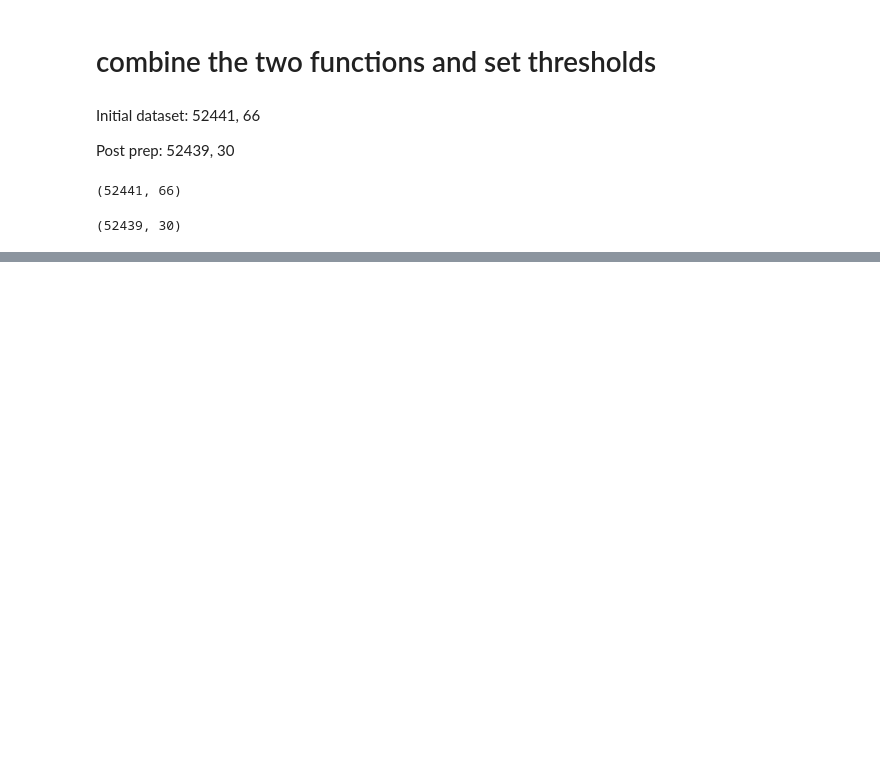
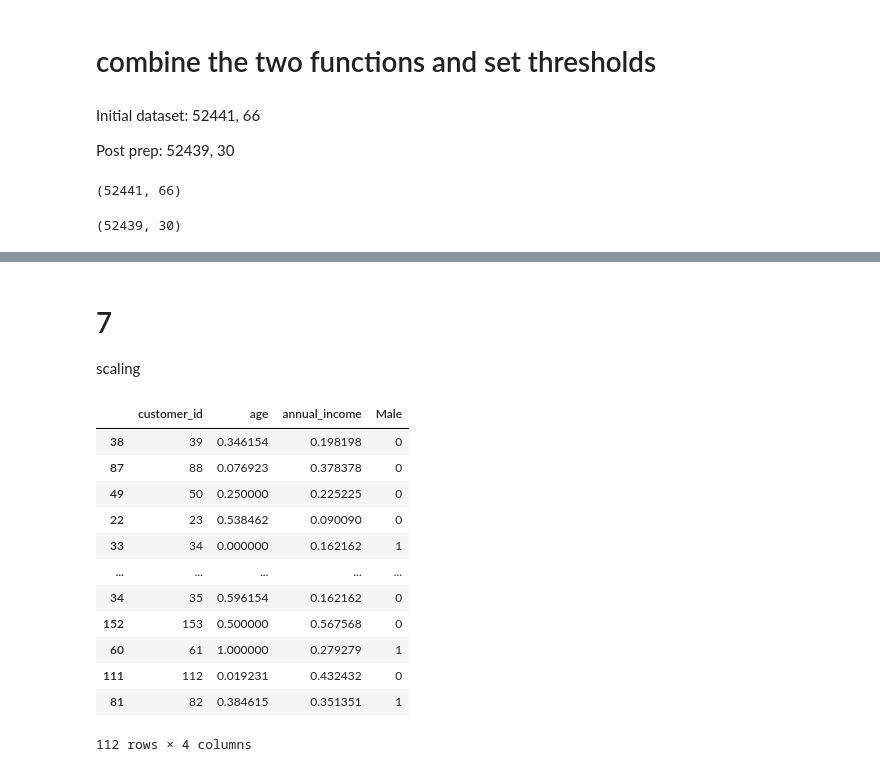
Before and after one commit to Jgardin875/clustering_exercises, a Jupyter notebook: acquire.ipynb, the cells around one changed output, grey strips where cells are left out. Saved outputs shown, nothing was run; the diff lists cells and outputs as text; code cells hidden in the pictures; blank space fills up the shorter version.

Commit message:
added wrangle mall and zillow1 py files updated acquire

```diff
--- a/acquire.ipynb
+++ b/acquire.ipynb
@@ -468,0 +695,11 @@ Encapsulate your work in a wrangle_mall.py python module.
+# %%
+train, validate, test = split_mall_data(df)
+# %%
+x_train = train.drop(columns=['spending_score'])
+y_train = train.spending_score
+
+x_validate = validate.drop(columns=['spending_score'])
+y_validate = validate.spending_score
+
+x_test = test.drop(columns=['spending_score'])
+y_test = test.spending_score
@@ -468,0 +724,42 @@ Encapsulate your work in a wrangle_mall.py python module.
+# %% [markdown]
+# 7
+scaling
+# %%
+from sklearn.preprocessing import MinMaxScaler
+
+#Define function to scale all data based on the train subset
+def mms_scale_data(train, validate, test):
+
+    mms_cols = ['age', 'annual_income']
+
+    train_mms = train.copy()
+    validate_mms = validate.copy()
+    test_mms = test.copy()
+
+    mms = MinMaxScaler()
+
+    mms.fit(train[mms_cols])
+
+    train_mms[mms_cols] = mms.transform(train[mms_cols])
+    validate_mms[mms_cols] = mms.transform(validate[mms_cols])
+    test_mms[mms_cols] = mms.transform(test[mms_cols])
+
+    return train_mms, validate_mms, test_mms
+# %%
+x_train_mms, x_validate_mms, x_test_mms = mms_scale_data(x_train, x_validate, x_test)
+# %%
+x_train_mms
+# %% [output]
+|  | customer_id | age | annual_income | Male |
+| 38 | 39 | 0.346154 | 0.198198 | 0 |
+| 87 | 88 | 0.076923 | 0.378378 | 0 |
+| 49 | 50 | 0.250000 | 0.225225 | 0 |
+| 22 | 23 | 0.538462 | 0.090090 | 0 |
+| 33 | 34 | 0.000000 | 0.162162 | 1 |
+| ... | ... | ... | ... | ... |
+| 34 | 35 | 0.596154 | 0.162162 | 0 |
+| 152 | 153 | 0.500000 | 0.567568 | 0 |
+| 60 | 61 | 1.000000 | 0.279279 | 1 |
+| 111 | 112 | 0.019231 | 0.432432 | 0 |
+| 81 | 82 | 0.384615 | 0.351351 | 1 |
+112 rows × 4 columns
```
Also changed, not shown: parts of 31 cells of this notebook, 2 other files.
